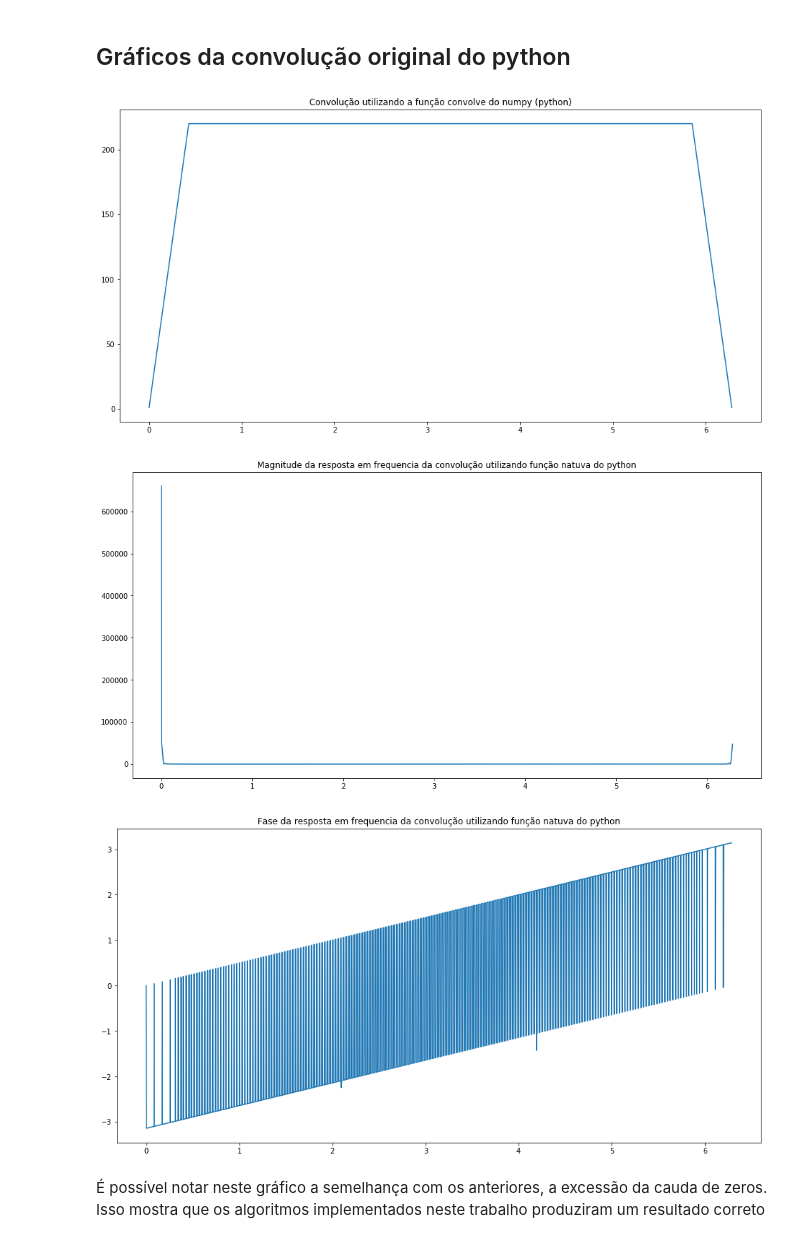
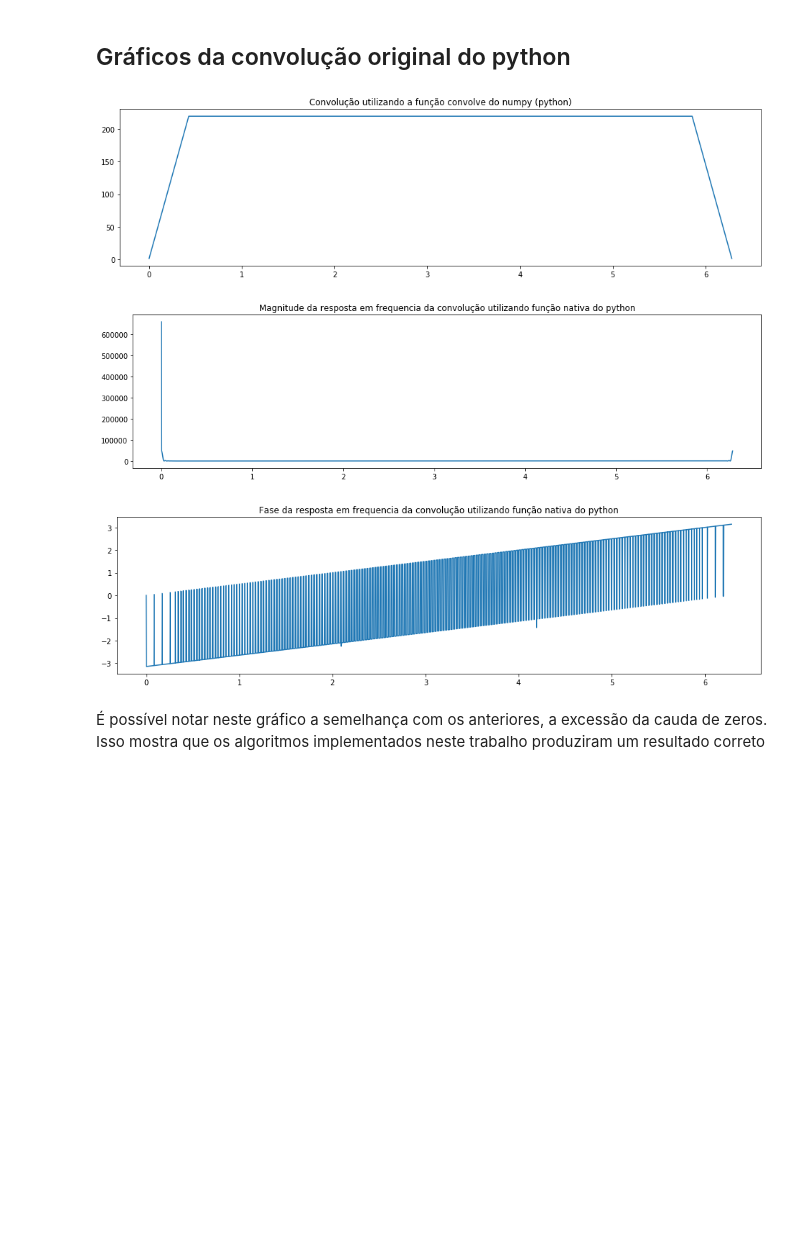
Before and after one commit to ruteee/ConvolucaoFrequencia, a Jupyter notebook: Trabalho pds.ipynb, the cells around one changed output. Drawn from its saved outputs; the diff is of its cells as text; code cells hidden in the pictures; blank space fills up the shorter version.

```diff
--- a/Trabalho pds.ipynb
+++ b/Trabalho pds.ipynb
@@ -26,7 +26,7 @@ from scipy.io import wavfile
 import IPython.display as ipd
 # %%
 def plot(y, title, *args):
-    plt.figure(figsize=(16,8))
+    plt.figure(figsize=(16,4))
     plt.title(title)
     if(args):
         plt.plot(args[0],y)
@@ -294,14 +294,14 @@ np_conv = np.convolve(signal_port_3000, signal_port_220)
 # %%
 
 fft_np_conv= (np.fft.fft(np_conv))
 
 plot(np.absolute(np_conv), 'Convolução utilizando a função convolve do numpy (python)', np.linspace(0,2*np.pi, len(np_conv)))
-plot(np.absolute(fft_np_conv), 'Magnitude da resposta em frequencia da convolução utilizando função natuva do python', np.linspace(0,2*np.pi, len(fft_np_conv)))
-plot(np.angle(fft_np_conv), 'Fase da resposta em frequencia da convolução utilizando função natuva do python', np.linspace(0,2*np.pi, len(fft_np_conv)))
+plot(np.absolute(fft_np_conv), 'Magnitude da resposta em frequencia da convolução utilizando função nativa do python', np.linspace(0,2*np.pi, len(fft_np_conv)))
+plot(np.angle(fft_np_conv), 'Fase da resposta em frequencia da convolução utilizando função nativa do python', np.linspace(0,2*np.pi, len(fft_np_conv)))
 # %% [output]
-[figure, old version]
+[figure, new version]
-[figure, old version]
+[figure, new version]
-[figure, old version]
+[figure, new version]
 # %% [markdown]
 É possível notar neste gráfico a semelhança com os anteriores, a excessão da cauda de zeros. Isso mostra que os algoritmos implementados neste trabalho produziram um resultado correto
 # %% [markdown]
```
Also changed, not shown: parts of 15 cells of this notebook, 2 other files.
